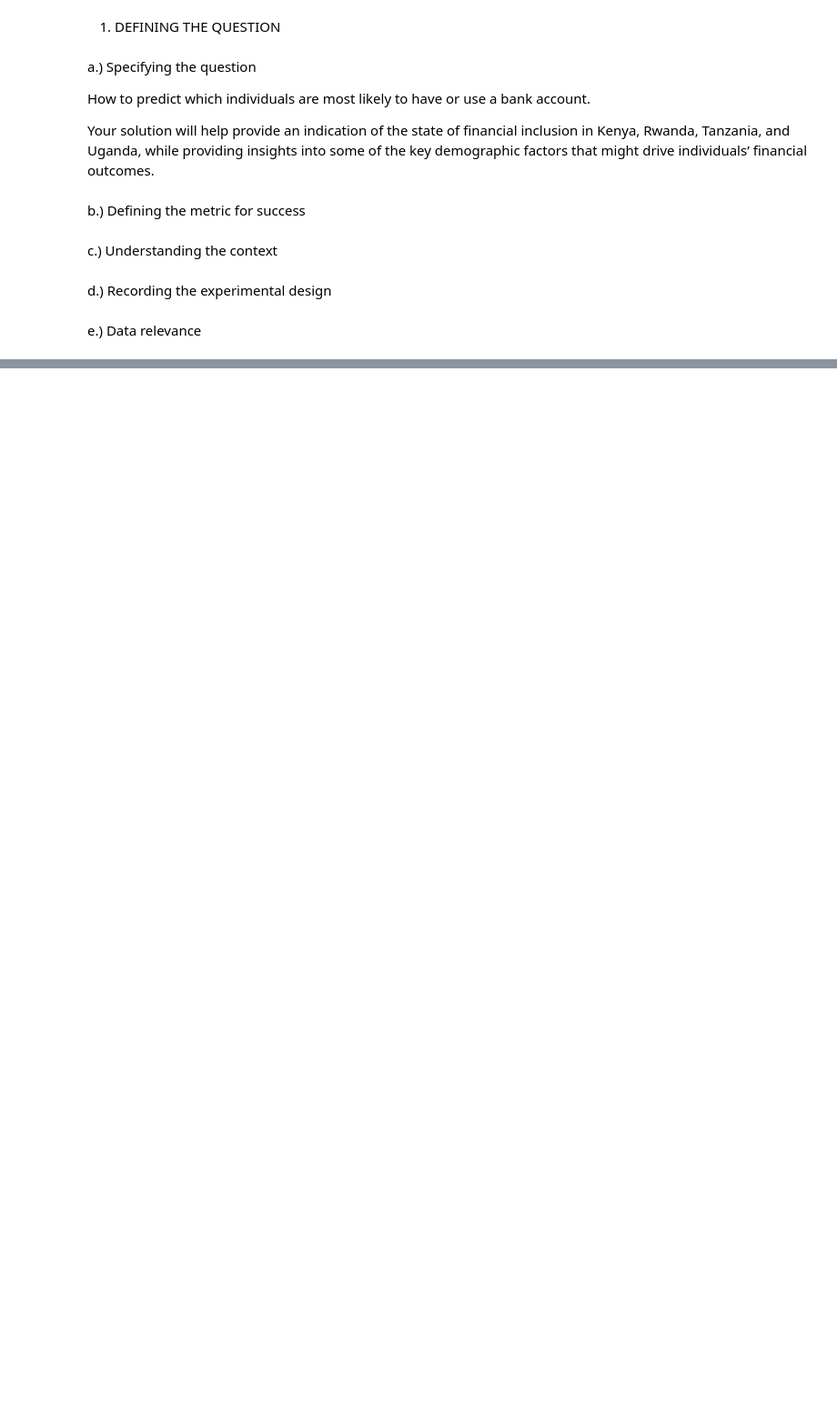
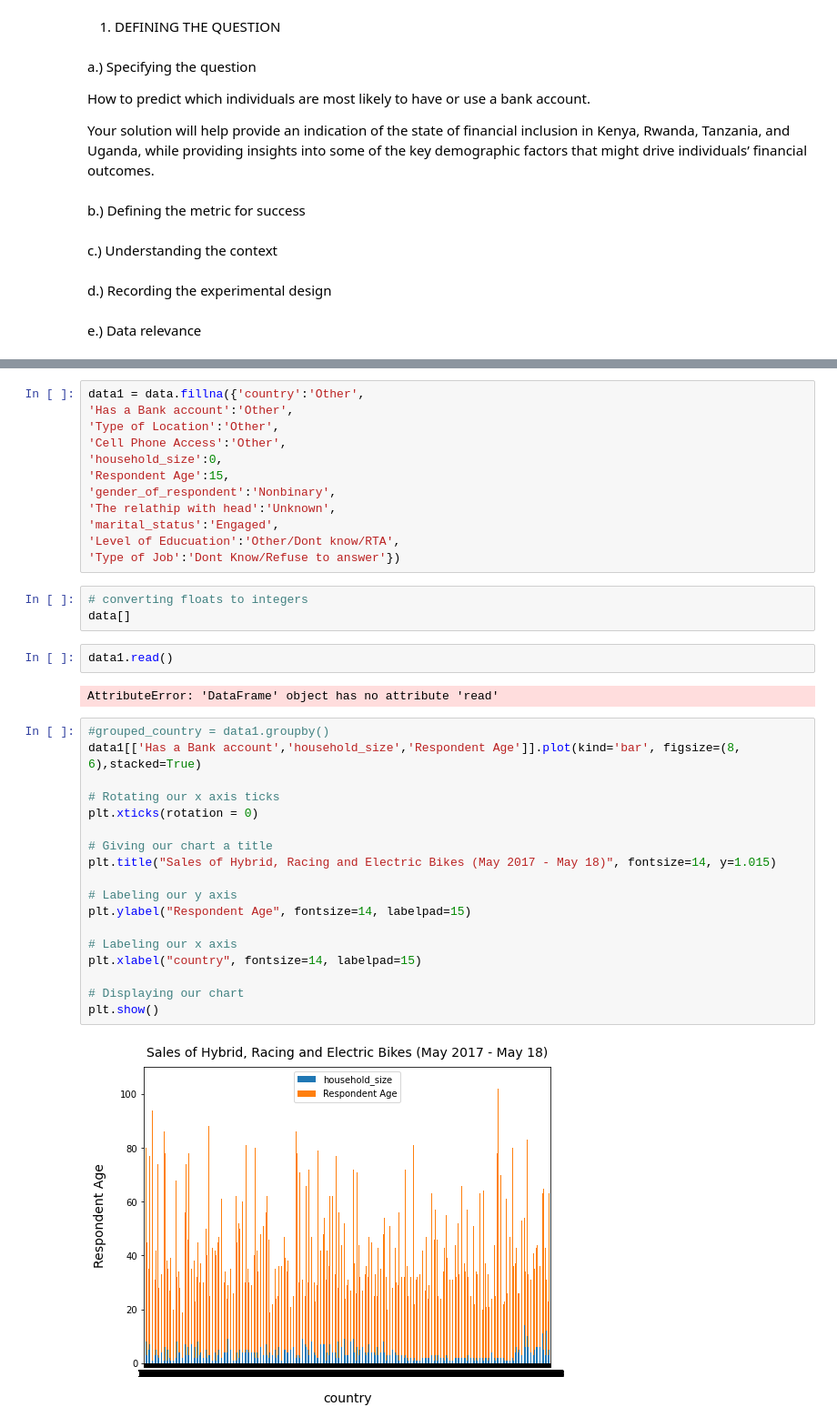
Before and after one commit to mukami3juma/financial-inclusivity, a Jupyter notebook: financial-inclusion.ipynb, the cells around one changed output, grey strips where cells are left out. Shown at 91% size. Drawn from its saved outputs; the diff is of its cells as text; blank space fills up the shorter version.

```diff
--- a/financial-inclusion.ipynb
+++ b/financial-inclusion.ipynb
@@ -30,0 +116,39 @@ e.) Data relevance
+# %%
+data1 = data.fillna({'country':'Other',
+'Has a Bank account':'Other',
+'Type of Location':'Other',
+'Cell Phone Access':'Other',
+'household_size':0,
+'Respondent Age':15,
+'gender_of_respondent':'Nonbinary',
+'The relathip with head':'Unknown',
+'marital_status':'Engaged',
+'Level of Educuation':'Other/Dont know/RTA',
+'Type of Job':'Dont Know/Refuse to answer'})
+# %%
+# converting floats to integers
+data[]
+# %%
+data1.read()
+# %% [output]
+AttributeError: 'DataFrame' object has no attribute 'read'
+# %%
+#grouped_country = data1.groupby()
+data1[['Has a Bank account','household_size','Respondent Age']].plot(kind='bar', figsize=(8, 6),stacked=True)
+
+# Rotating our x axis ticks
+plt.xticks(rotation = 0)
+
+# Giving our chart a title
+plt.title("Sales of Hybrid, Racing and Electric Bikes (May 2017 - May 18)", fontsize=14, y=1.015)
+
+# Labeling our y axis
+plt.ylabel("Respondent Age", fontsize=14, labelpad=15)
+
+# Labeling our x axis
+plt.xlabel("country", fontsize=14, labelpad=15)
+
+# Displaying our chart
+plt.show()
+# %% [output]
+[figure, added]
```
Also changed, not shown: parts of 23 cells of this notebook.
